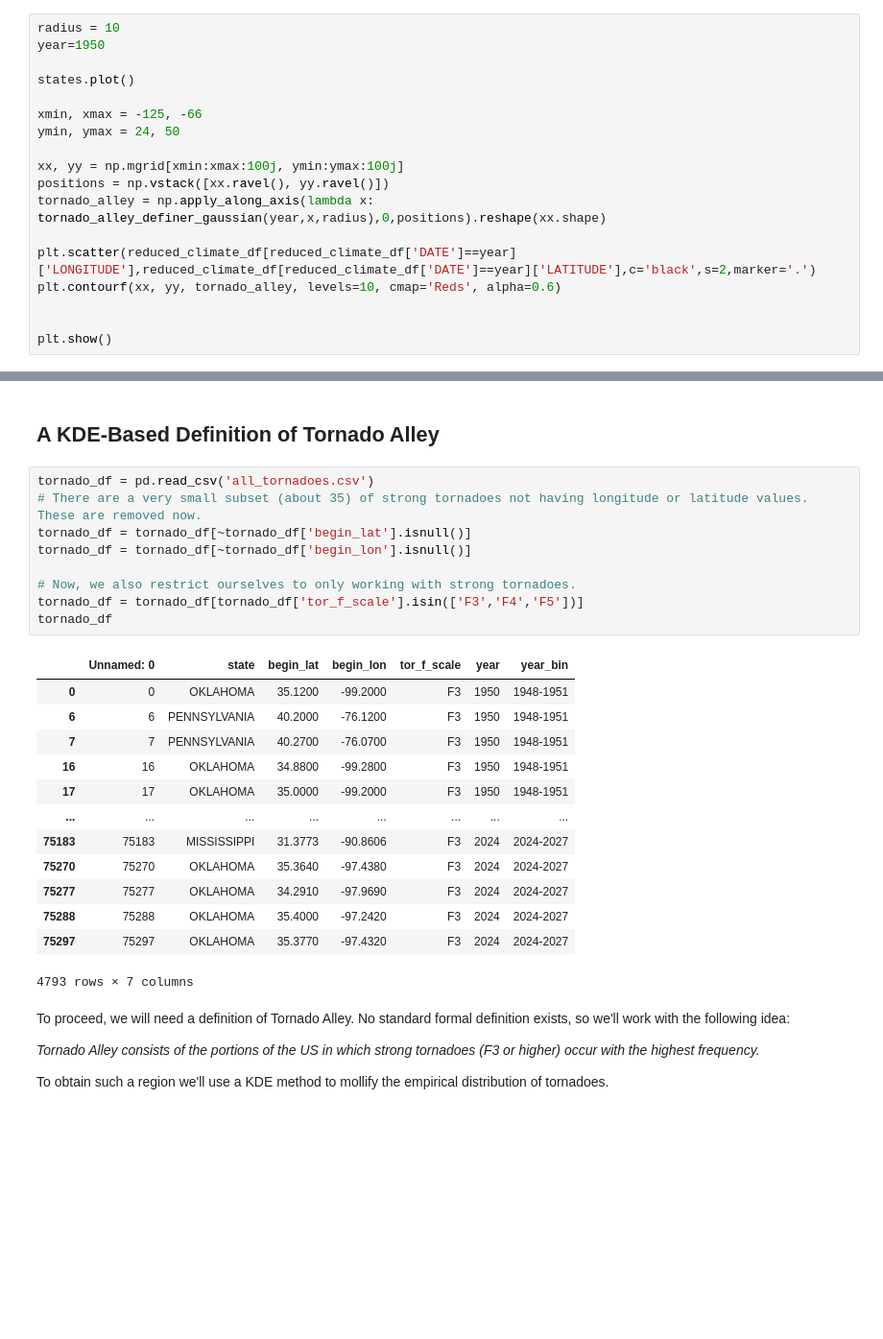
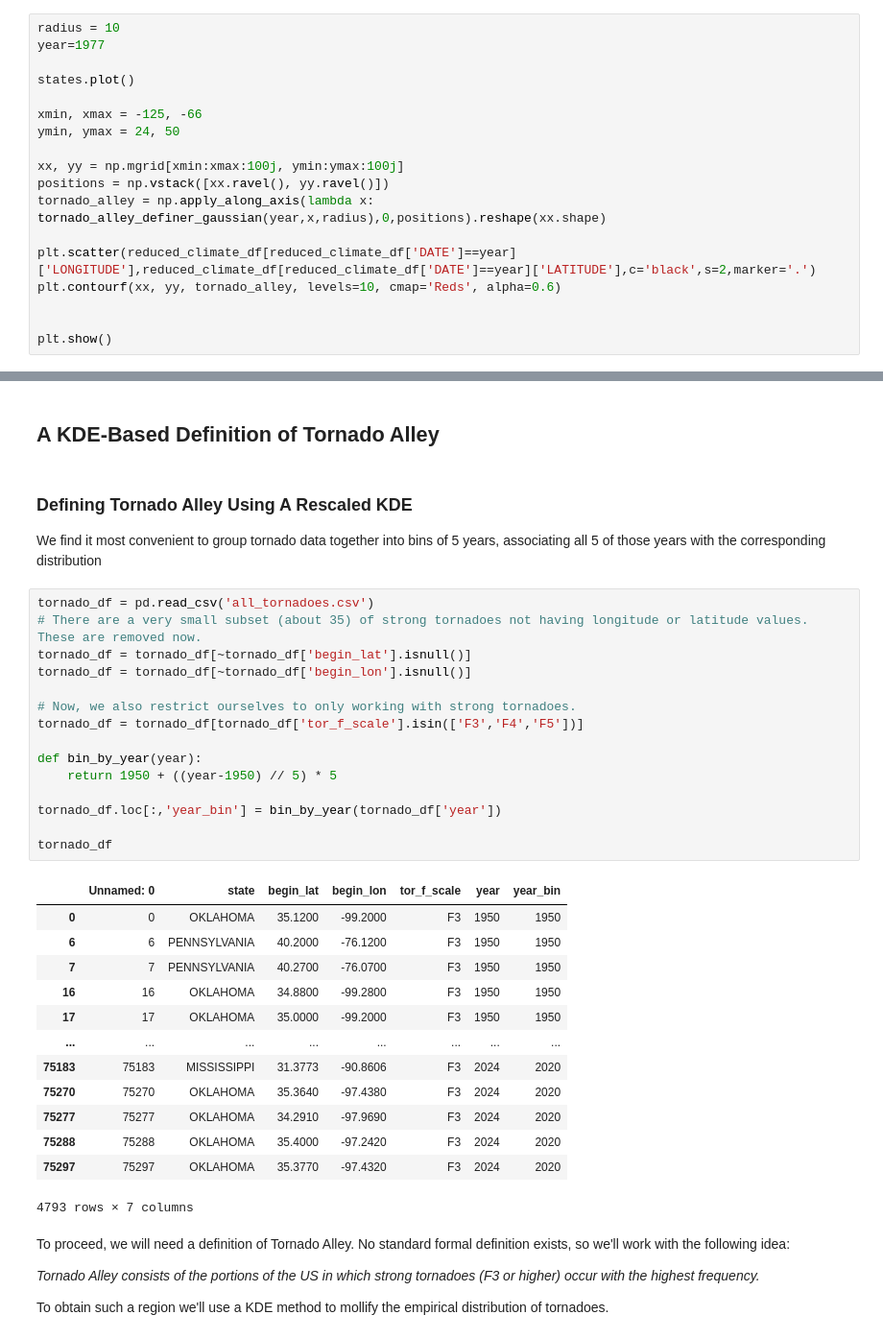
Before and after one commit to matthewdannenberg/not_in_kansas_anymore, a Jupyter notebook: tornado_alley_climate_model.ipynb, the cells around one changed output, grey strips where cells are left out. Shown at 96% size. Saved outputs shown, nothing was run; the diff lists cells and outputs as text; blank space fills up the shorter version.

```diff
--- a/tornado_alley_climate_model.ipynb
+++ b/tornado_alley_climate_model.ipynb
@@ -469,7 +469,7 @@ Processing year 2020
 Let's see how well this plays with our weather station data in a given year.
 # %%
 radius = 10
-year=1950
+year=1977
 
 states.plot()
 
@@ -608,28 +608,38 @@ print(grad_boosting_scores)
 [0.022080838323353294, 0.01791713325867861, 0.023433141156778872, 0.008674335281915897]
 # %% [markdown]
 ## A KDE-Based Definition of Tornado Alley
+# %% [markdown]
+### Defining Tornado Alley Using A Rescaled KDE
+
+We find it most convenient to group tornado data together into bins of 5 years, associating all 5 of those years with the corresponding distribution
 # %%
 tornado_df = pd.read_csv('all_tornadoes.csv')
 # There are a very small subset (about 35) of strong tornadoes not having longitude or latitude values. These are removed now.
 tornado_df = tornado_df[~tornado_df['begin_lat'].isnull()]
 tornado_df = tornado_df[~tornado_df['begin_lon'].isnull()]
 
 # Now, we also restrict ourselves to only working with strong tornadoes.
 tornado_df = tornado_df[tornado_df['tor_f_scale'].isin(['F3','F4','F5'])]
+
+def bin_by_year(year):
+    return 1950 + ((year-1950) // 5) * 5
+
+tornado_df.loc[:,'year_bin'] = bin_by_year(tornado_df['year'])
+
 tornado_df
 # %% [output]
 |  | Unnamed: 0 | state | begin_lat | begin_lon | tor_f_scale | year | year_bin |
-| 0 | 0 | OKLAHOMA | 35.1200 | -99.2000 | F3 | 1950 | 1948-1951 |
-| 6 | 6 | PENNSYLVANIA | 40.2000 | -76.1200 | F3 | 1950 | 1948-1951 |
-| 7 | 7 | PENNSYLVANIA | 40.2700 | -76.0700 | F3 | 1950 | 1948-1951 |
-| 16 | 16 | OKLAHOMA | 34.8800 | -99.2800 | F3 | 1950 | 1948-1951 |
-| 17 | 17 | OKLAHOMA | 35.0000 | -99.2000 | F3 | 1950 | 1948-1951 |
+| 0 | 0 | OKLAHOMA | 35.1200 | -99.2000 | F3 | 1950 | 1950 |
+| 6 | 6 | PENNSYLVANIA | 40.2000 | -76.1200 | F3 | 1950 | 1950 |
+| 7 | 7 | PENNSYLVANIA | 40.2700 | -76.0700 | F3 | 1950 | 1950 |
+| 16 | 16 | OKLAHOMA | 34.8800 | -99.2800 | F3 | 1950 | 1950 |
+| 17 | 17 | OKLAHOMA | 35.0000 | -99.2000 | F3 | 1950 | 1950 |
 | ... | ... | ... | ... | ... | ... | ... | ... |
-| 75183 | 75183 | MISSISSIPPI | 31.3773 | -90.8606 | F3 | 2024 | 2024-2027 |
-| 75270 | 75270 | OKLAHOMA | 35.3640 | -97.4380 | F3 | 2024 | 2024-2027 |
-| 75277 | 75277 | OKLAHOMA | 34.2910 | -97.9690 | F3 | 2024 | 2024-2027 |
-| 75288 | 75288 | OKLAHOMA | 35.4000 | -97.2420 | F3 | 2024 | 2024-2027 |
-| 75297 | 75297 | OKLAHOMA | 35.3770 | -97.4320 | F3 | 2024 | 2024-2027 |
+| 75183 | 75183 | MISSISSIPPI | 31.3773 | -90.8606 | F3 | 2024 | 2020 |
+| 75270 | 75270 | OKLAHOMA | 35.3640 | -97.4380 | F3 | 2024 | 2020 |
+| 75277 | 75277 | OKLAHOMA | 34.2910 | -97.9690 | F3 | 2024 | 2020 |
+| 75288 | 75288 | OKLAHOMA | 35.4000 | -97.2420 | F3 | 2024 | 2020 |
+| 75297 | 75297 | OKLAHOMA | 35.3770 | -97.4320 | F3 | 2024 | 2020 |
 4793 rows × 7 columns
 # %% [markdown]
 To proceed, we will need a definition of Tornado Alley. No standard formal definition exists, so we'll work with the following idea:
```
Also changed, not shown: parts of 22 cells of this notebook, 5 other files.
